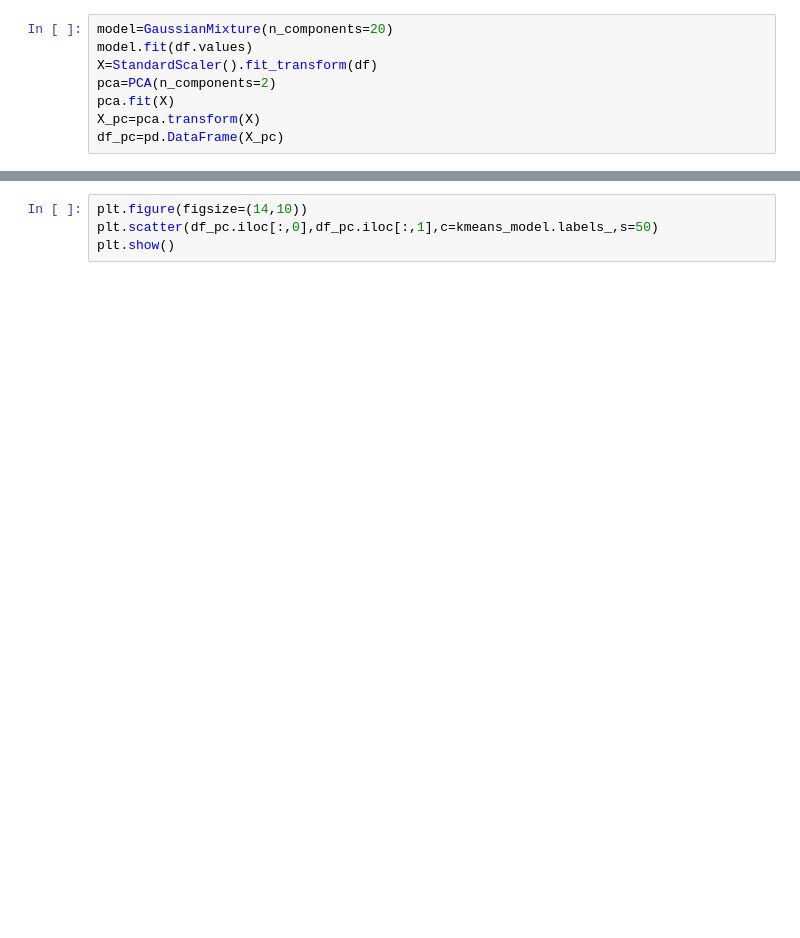
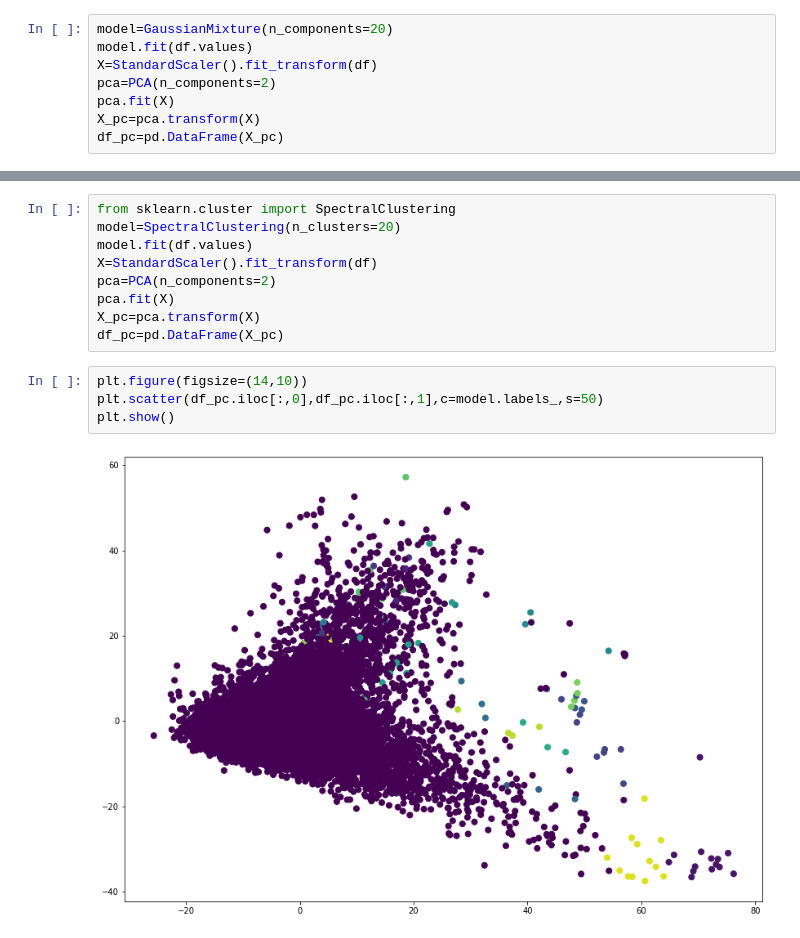
Before and after one commit to yushi1999/data_science, a Jupyter notebook: ex5/report.ipynb, the cells around one changed output, grey strips where cells are left out. Cells and saved outputs as stored; diff of their text form; blank space fills up the shorter version.

```diff
--- a/ex5/report.ipynb
+++ b/ex5/report.ipynb
@@ -133,4 +246,15 @@ df_pc=pd.DataFrame(X_pc)
+# %%
+from sklearn.cluster import SpectralClustering
+model=SpectralClustering(n_clusters=20)
+model.fit(df.values)
+X=StandardScaler().fit_transform(df)
+pca=PCA(n_components=2)
+pca.fit(X)
+X_pc=pca.transform(X)
+df_pc=pd.DataFrame(X_pc)
 # %%
 plt.figure(figsize=(14,10))
-plt.scatter(df_pc.iloc[:,0],df_pc.iloc[:,1],c=kmeans_model.labels_,s=50)
+plt.scatter(df_pc.iloc[:,0],df_pc.iloc[:,1],c=model.labels_,s=50)
 plt.show()
+# %% [output]
+[figure, added]
```
Also changed, not shown: parts of 19 cells of this notebook, 2 other files.
